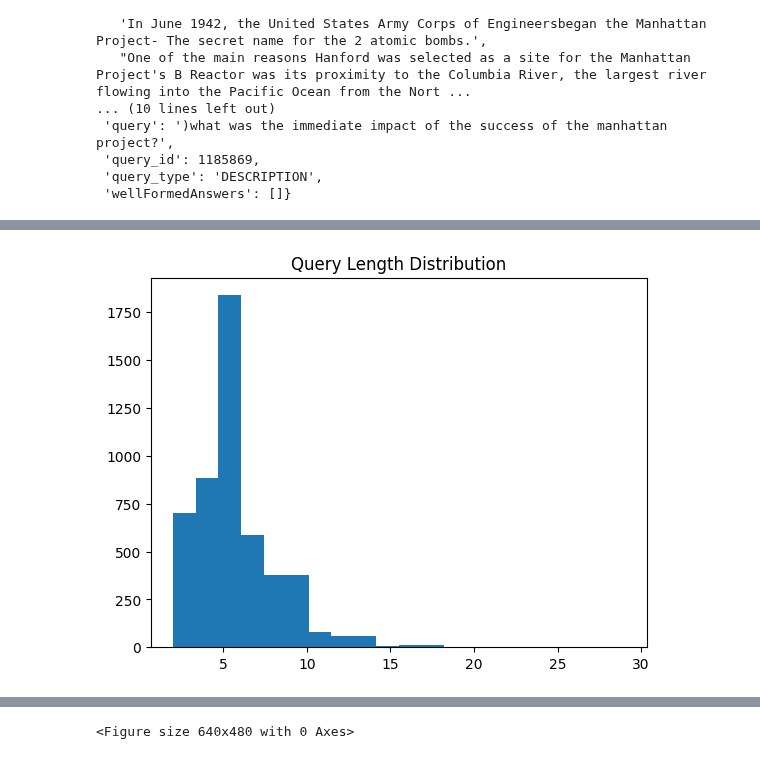
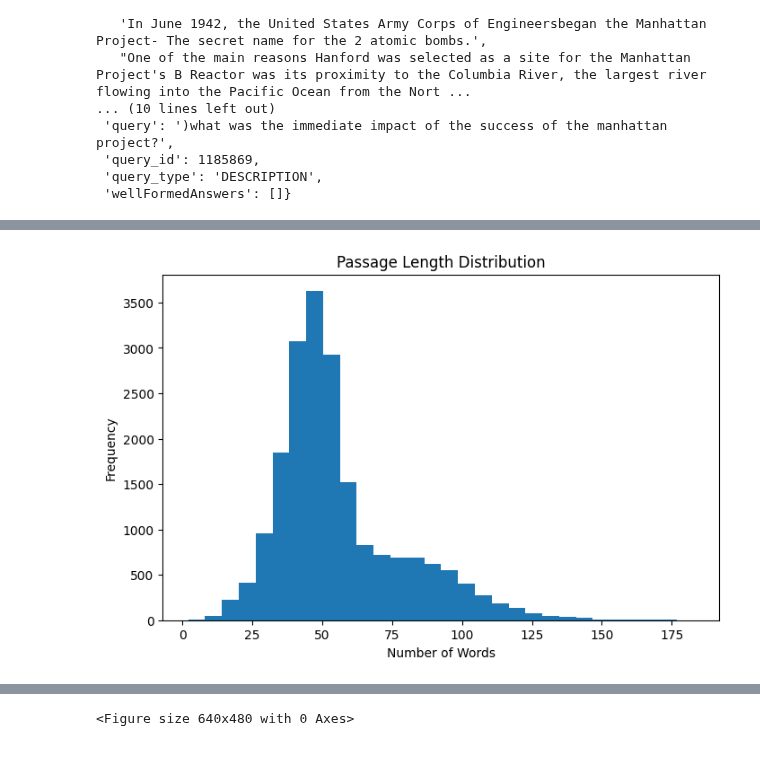
Before and after one commit to GioiaZheng/msmarco-genqa, a Jupyter notebook: notebooks/week01_eda.ipynb, the cells around one changed output, grey strips where cells are left out. Cells and saved outputs as stored; diff of their text form; code cells hidden in the pictures.

```diff
--- a/notebooks/week01_eda.ipynb
+++ b/notebooks/week01_eda.ipynb
@@ -67,7 +65,20 @@ plt.show()
 # %%
-plt.hist(lengths, bins=20)
-plt.title("Query Length Distribution")
-plt.savefig("../reports/query_length_distribution.png")
+passages = []
+
+sample = dataset["train"].select(range(2000))
+
+for x in sample:
+    for p in x["passages"]["passage_text"]:
+        passages.append(p)
+
+lengths = [len(p.split()) for p in passages]
+
+plt.figure(figsize=(8, 5))
+plt.hist(lengths, bins=30)
+plt.title("Passage Length Distribution")
+plt.xlabel("Number of Words")
+plt.ylabel("Frequency")
+plt.savefig("../reports/passage_length_distribution.png", dpi=300, bbox_inches="tight")
 plt.show()
 # %% [output]
-[figure, old version]
+[figure, new version]
```
Also changed, not shown: parts of 3 cells of this notebook, 1 other file.
